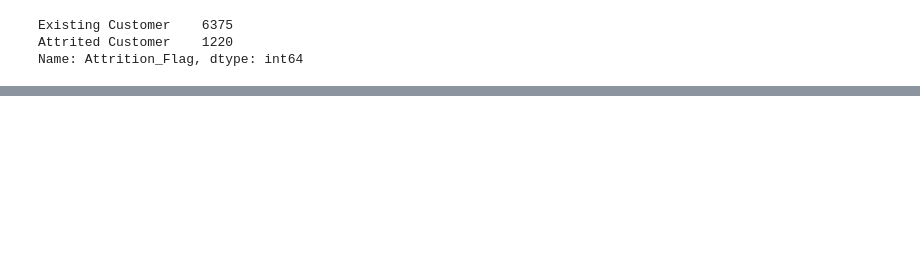
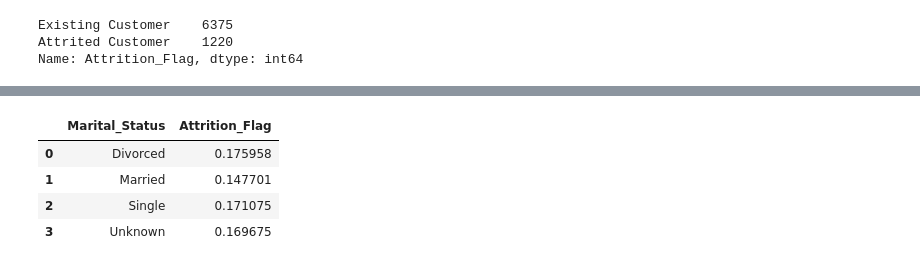
Before and after one commit to esvesv/ML_HW_07, a Jupyter notebook: 7_result_evstratovsv.ipynb, the cells around one changed output, grey strips where cells are left out. Cells and saved outputs as stored; diff of their text form; code cells hidden in the pictures; blank space fills up the shorter version.

```diff
--- a/7_result_evstratovsv.ipynb
+++ b/7_result_evstratovsv.ipynb
@@ -130,0 +190,8 @@ Name: Attrition_Flag, dtype: int64
+# %%
+train_df.groupby('Marital_Status', as_index=False)['Attrition_Flag'].mean()
+# %% [output]
+|  | Marital_Status | Attrition_Flag |
+| 0 | Divorced | 0.175958 |
+| 1 | Married | 0.147701 |
+| 2 | Single | 0.171075 |
+| 3 | Unknown | 0.169675 |
```
Also changed, not shown: parts of 41 cells of this notebook, 2 other files.
